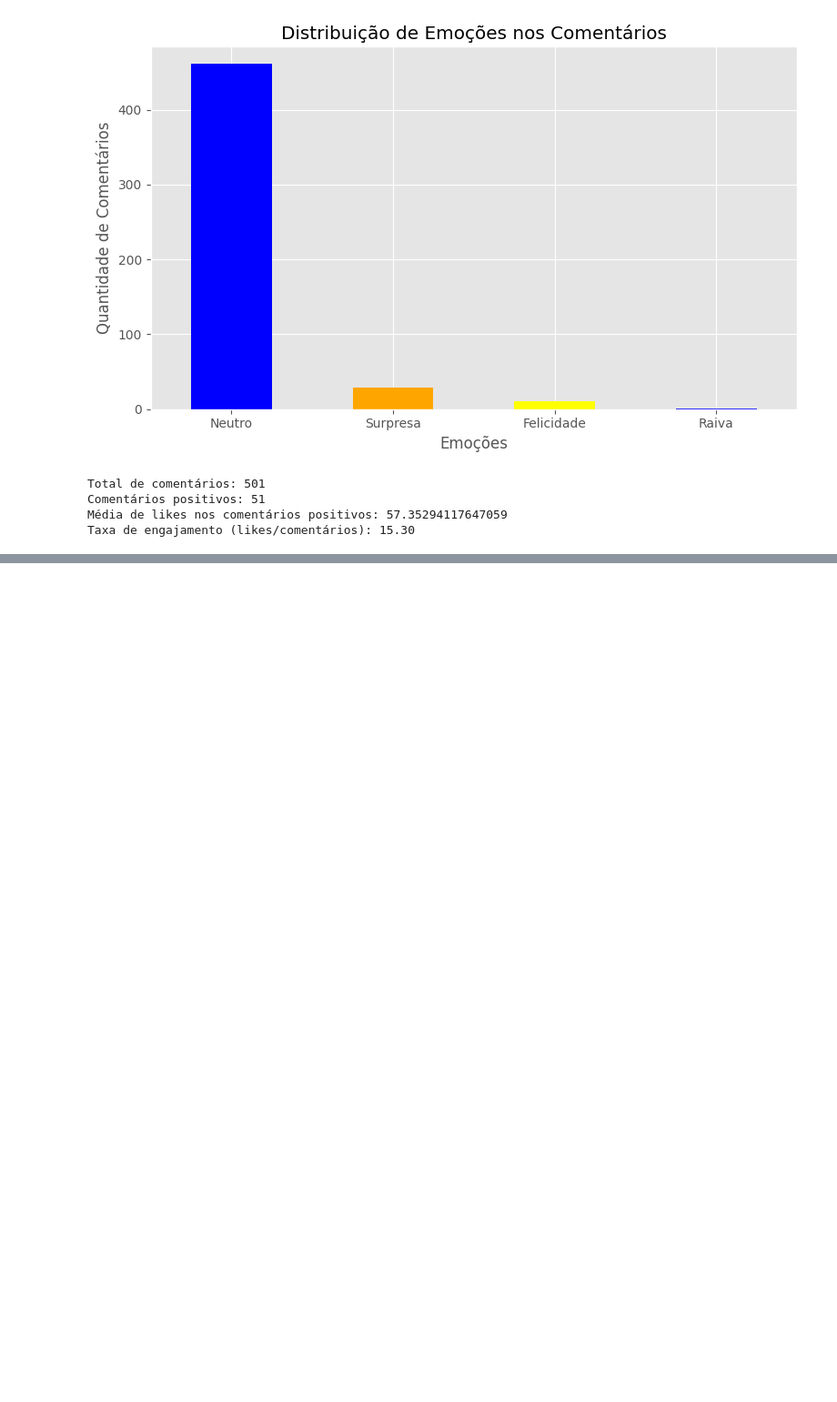
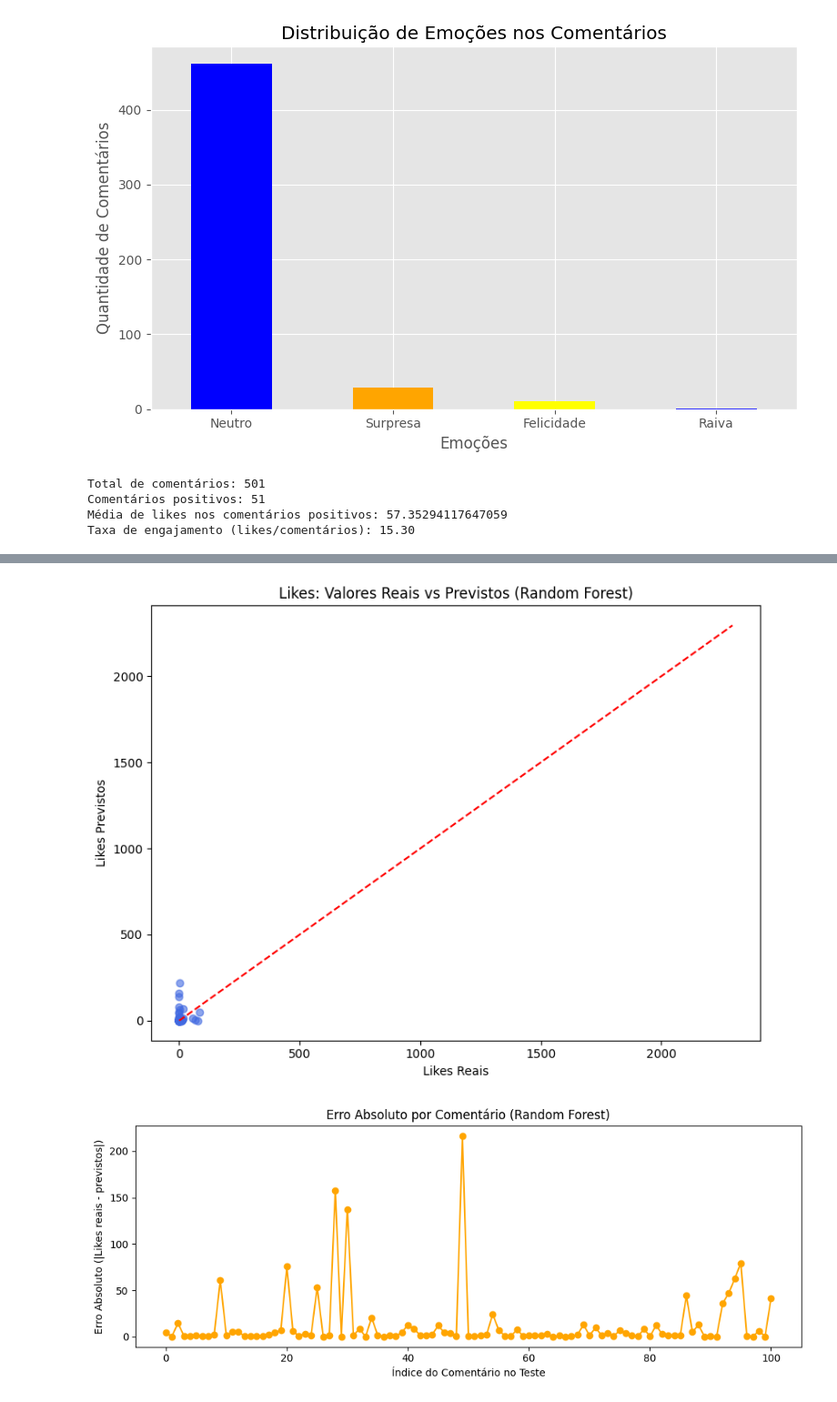
Before and after one commit to patrickegon/youtube_game_marketing_nlp, a Jupyter notebook: script/WOW_NLP.ipynb, the cells around one changed output, grey strips where cells are left out. Shown at 91% size. Saved outputs shown, nothing was run; the diff lists cells and outputs as text; code cells hidden in the pictures; blank space fills up the shorter version.

```diff
--- a/script/WOW_NLP.ipynb
+++ b/script/WOW_NLP.ipynb
@@ -1556,0 +1426,59 @@ NameError: name 'caminho' is not defined
+# %%
+import matplotlib.pyplot as plt
+
+# 1. Scatter Plot: Likes Reais vs Likes Previstos
+# Este gráfico ajuda a ver o quão bem o modelo está a prever, comparando as previsões com os valores reais.
+
+# Scatter plot de Likes Reais vs Likes Previstos
+plt.figure(figsize=(8, 6))
+plt.scatter(y_test, y_pred, alpha=0.6, color='royalblue')
+plt.plot([y.min(), y.max()], [y.min(), y.max()], 'r--')  # Linha ideal
+plt.xlabel('Likes Reais')
+plt.ylabel('Likes Previstos')
+plt.title('Likes: Valores Reais vs Previstos (Random Forest)')
+plt.tight_layout()
+plt.show()
+
+
+# 2. Erro Absoluto por Exemplo
+# Aqui, vamos ver o erro absoluto para cada comentário. Assim conseguimos entender onde o modelo errou mais (comentários populares ou não).
+
+# Erro absoluto por comentário
+erro_absoluto = np.abs(y_test - y_pred)
+
+plt.figure(figsize=(10, 4))
+plt.plot(erro_absoluto.values, marker='o', linestyle='-', color='orange')
+plt.title('Erro Absoluto por Comentário (Random Forest)')
+plt.xlabel('Índice do Comentário no Teste')
+plt.ylabel('Erro Absoluto (|Likes reais - previstos|)')
+plt.tight_layout()
+plt.show()
+
+# 3. Importância das Features
+# Agora vamos ver qual feature (entre as textuais e booleanas) teve mais impacto no modelo, para saber se o modelo está a considerar bem as variáveis.
+
+# Obter nomes das features do TfidfVectorizer
+tfidf_features = modelo.named_steps['preprocessamento'].named_transformers_['texto'].get_feature_names_out()
+
+# Concatenar com nomes das features booleanas
+nomes_features = list(tfidf_features) + features_booleanas
+
+# Importância das features
+importances = modelo.named_steps['regressor'].feature_importances_
+
+# Plotar as 20 mais importantes
+import pandas as pd
+importances_df = pd.DataFrame({'feature': nomes_features, 'importancia': importances})
+top_importantes = importances_df.sort_values(by='importancia', ascending=False).head(20)
+
+# Plot
+plt.figure(figsize=(10, 6))
+plt.barh(top_importantes['feature'], top_importantes['importancia'], color='skyblue')
+plt.xlabel('Importância')
+plt.title('Top 20 Features Mais Relevantes (Random Forest)')
+plt.gca().invert_yaxis()
+plt.tight_layout()
+plt.show()
+# %% [output]
+[figure, added]
+[figure, added]
```
Also changed, not shown: parts of 11 cells of this notebook.
